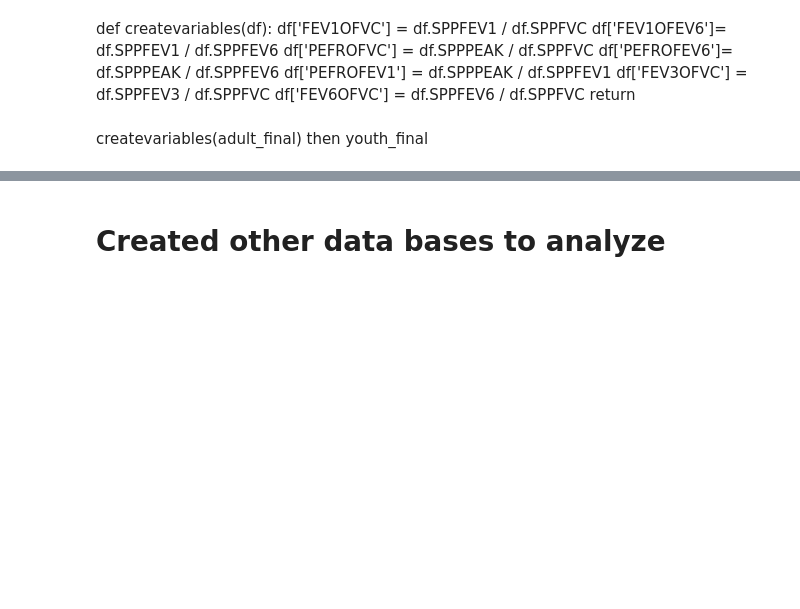
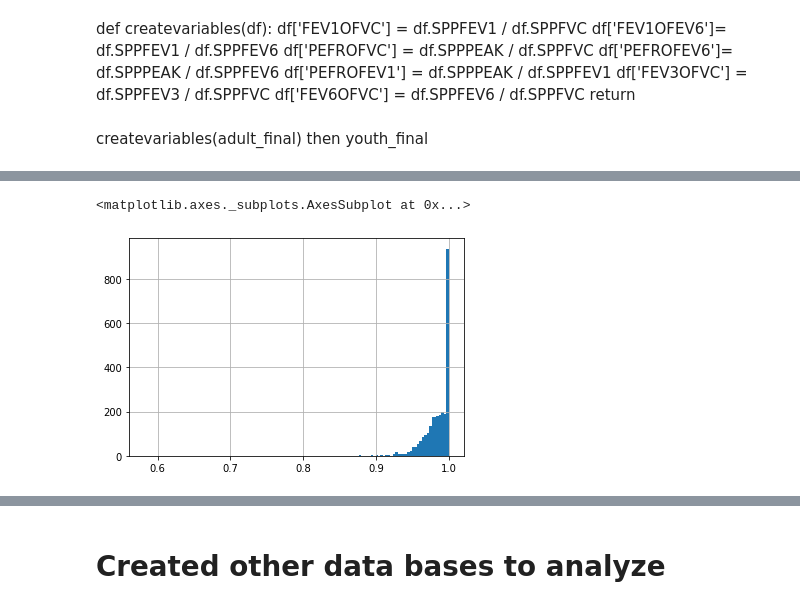
Before and after one commit to climatebrad/nhanes, a Jupyter notebook: nhanes.doug-Copy1.ipynb, the cells around one changed output, grey strips where cells are left out. Saved outputs shown, nothing was run; the diff lists cells and outputs as text; code cells hidden in the pictures; blank space fills up the shorter version.

```diff
--- a/nhanes.doug-Copy1.ipynb
+++ b/nhanes.doug-Copy1.ipynb
@@ -970,2 +1673,7 @@ adult_final.FEV1OFVC.hist(bins='auto')
+# %%
+youth_final.FEV3OFVC.hist(bins='auto')
+# %% [output]
+<matplotlib.axes._subplots.AxesSubplot at 0x...>
+[figure, added]
 # %%
 adult_final.describe()
```
Also changed, not shown: parts of 260 cells of this notebook.
